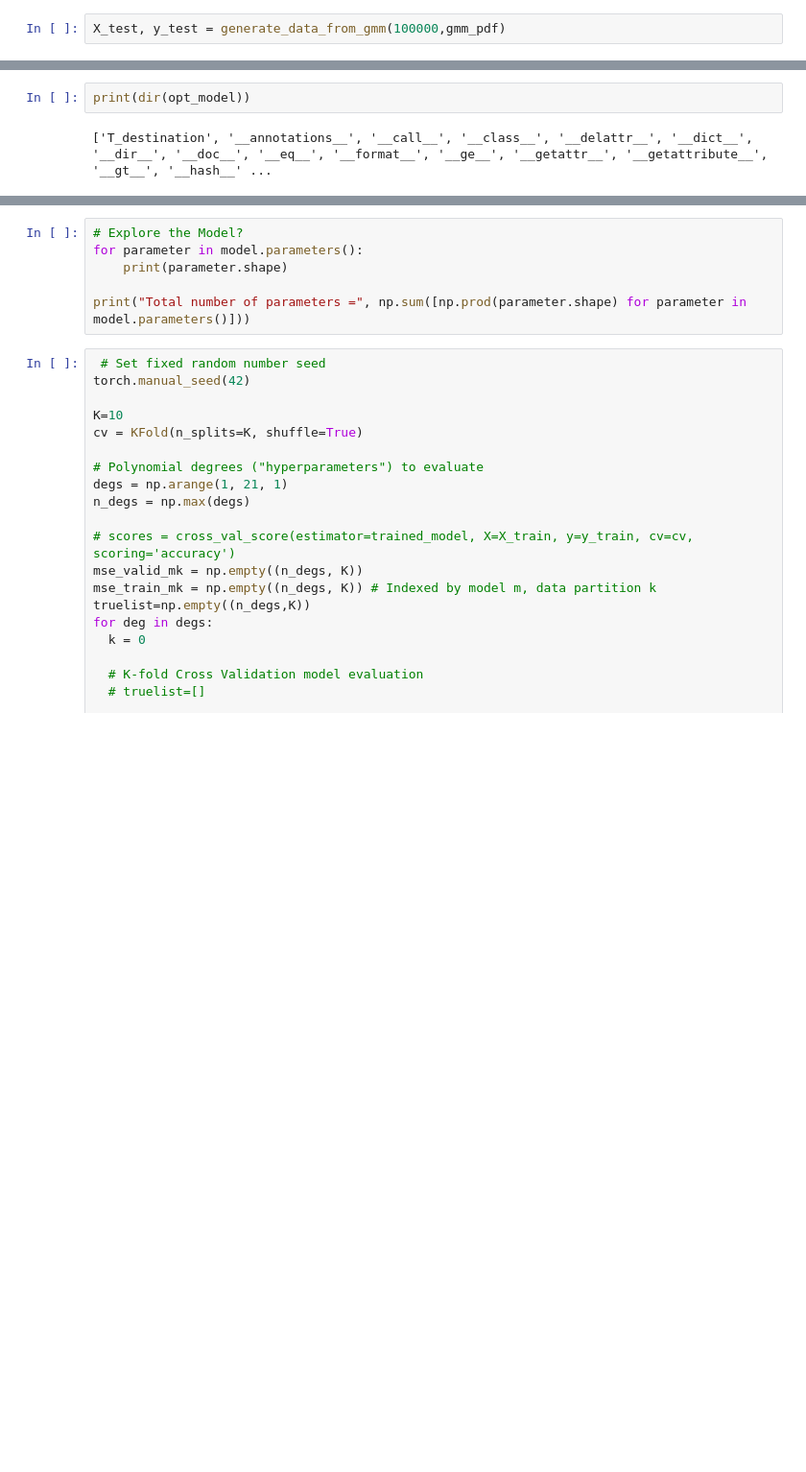
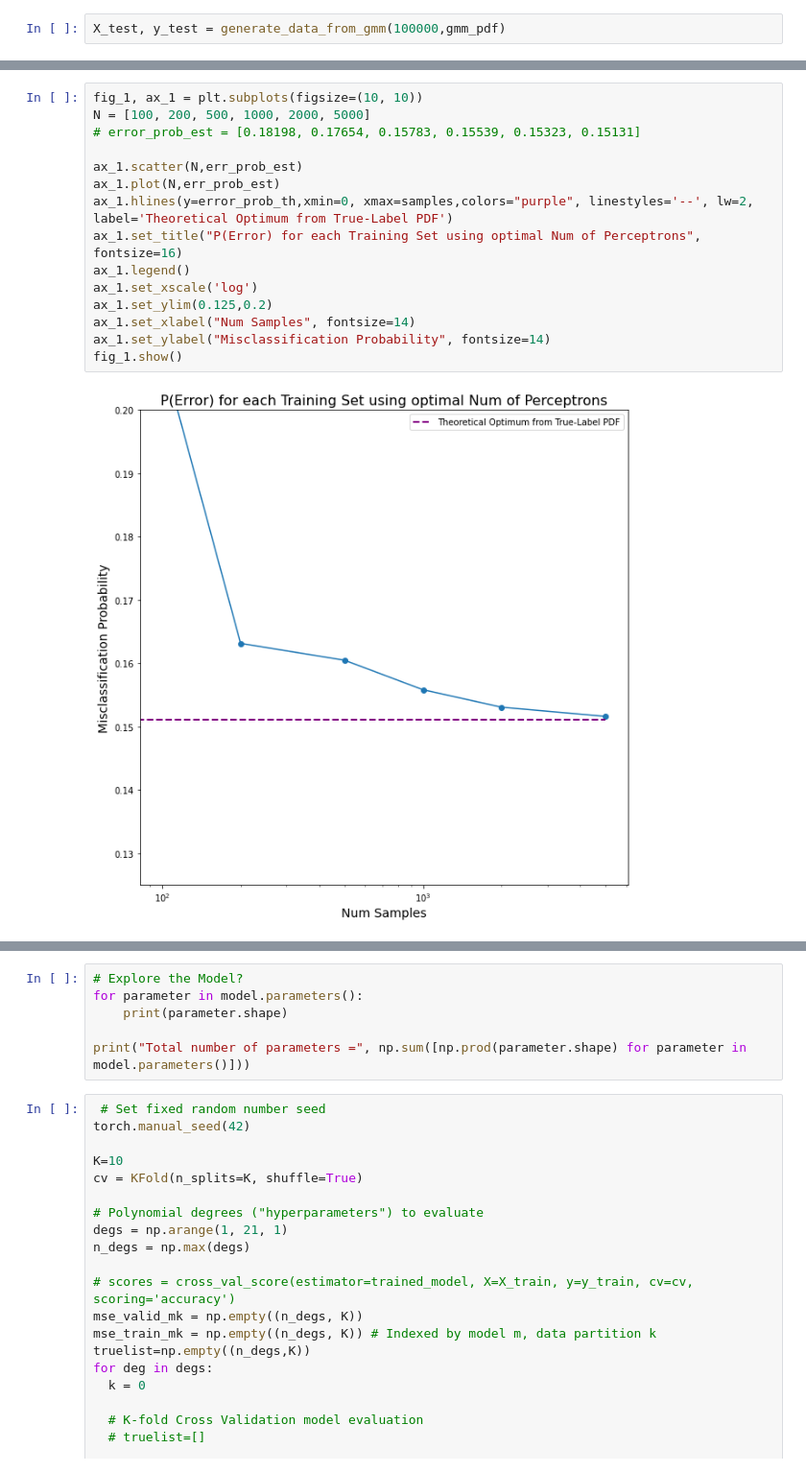
Before and after one commit to meuliano/EECE5644, a Jupyter notebook: HW3/hw3.ipynb, the cells around one changed output, grey strips where cells are left out. Shown at 96% size. Drawn from its saved outputs; the diff is of its cells as text; blank space fills up the shorter version.

```diff
--- a/HW3/hw3.ipynb
+++ b/HW3/hw3.ipynb
@@ -285,7 +306,20 @@ Perceptrons:  12   Hit Rate:  0.8506
-# %%
-print(dir(opt_model))
-# %% [output]
-['T_destination', '__annotations__', '__call__', '__class__', '__delattr__', '__dict__', '__dir__', '__doc__', '__eq__', '__format__', '__ge__', '__getattr__', '__getattribute__', '__gt__', '__hash__' ...
+# %%
+fig_1, ax_1 = plt.subplots(figsize=(10, 10))
+N = [100, 200, 500, 1000, 2000, 5000]
+# error_prob_est = [0.18198, 0.17654, 0.15783, 0.15539, 0.15323, 0.15131]
+
+ax_1.scatter(N,err_prob_est)
+ax_1.plot(N,err_prob_est)
+ax_1.hlines(y=error_prob_th,xmin=0, xmax=samples,colors="purple", linestyles='--', lw=2, label='Theoretical Optimum from True-Label PDF')
+ax_1.set_title("P(Error) for each Training Set using optimal Num of Perceptrons", fontsize=16)
+ax_1.legend()
+ax_1.set_xscale('log')
+ax_1.set_ylim(0.125,0.2)
+ax_1.set_xlabel("Num Samples", fontsize=14)
+ax_1.set_ylabel("Misclassification Probability", fontsize=14)
+fig_1.show()
+# %% [output]
+[figure, added]
 # %%
 op_d, mse_val_m = model_order_selection(X_train, y_train, 10, 21)
 
```
Also changed, not shown: parts of 11 cells of this notebook.
